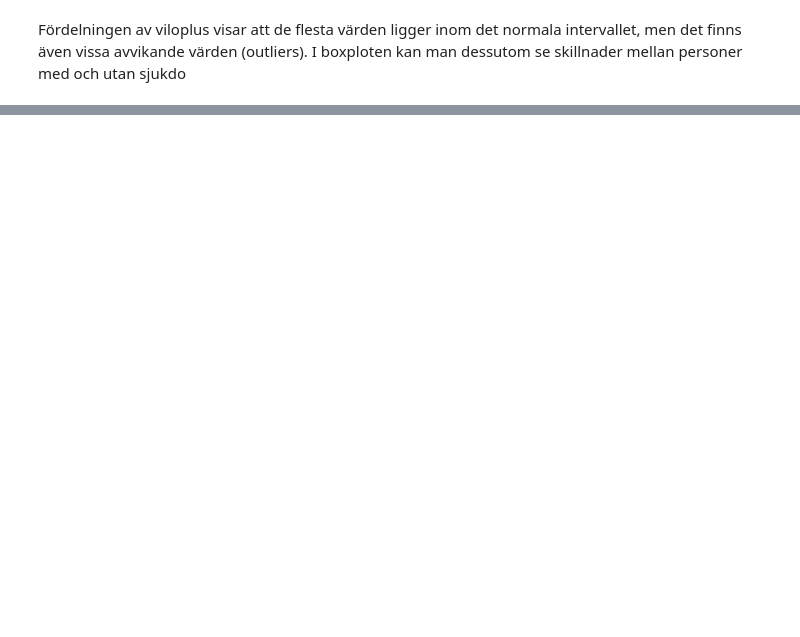
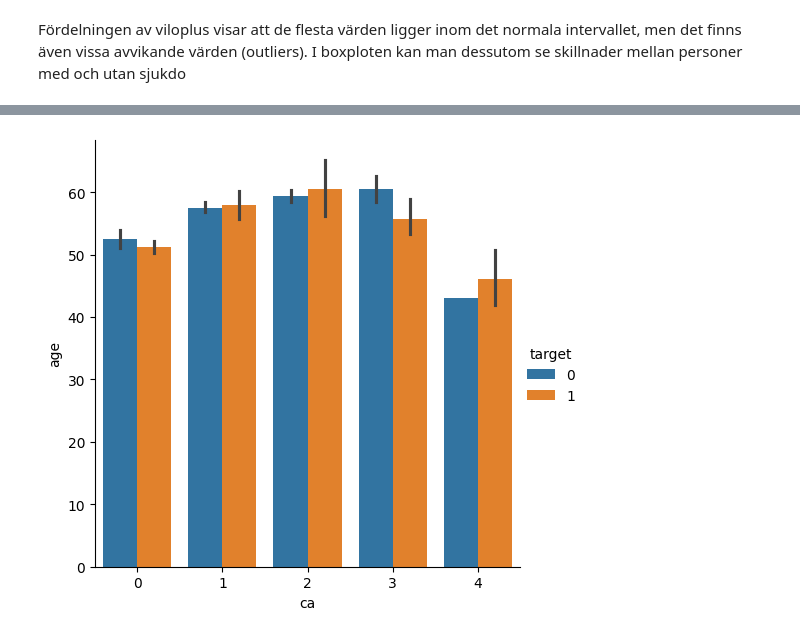
Before and after one commit to Parmiss1360/heart-disease-prediction, a Jupyter notebook: notbooks/analysis.ipynb, the cells around one changed output, grey strips where cells are left out. Cells and saved outputs as stored; diff of their text form; code cells hidden in the pictures; blank space fills up the shorter version.

```diff
--- a/notbooks/analysis.ipynb
+++ b/notbooks/analysis.ipynb
@@ -115,0 +123,7 @@ fig.savefig("Diagram.png")
+# %%
+import seaborn as sns
+# Diagrammet visar att ca (antal kärl som färgats av fluoroskopi) inte är en tillräckligt tillförlitlig faktor för att förutsäga hjärtsjukdom.
+# Vissa individer med 0 kärl kan ändå vara sjuka, därför bör denna variabel analyseras tillsammans med andra faktorer.
+sns.catplot(x="ca", y="age", data=data, kind="bar", hue="target");
+# %% [output]
+[figure, added]
```
Also changed, not shown: parts of 15 cells of this notebook, 9 other files.
